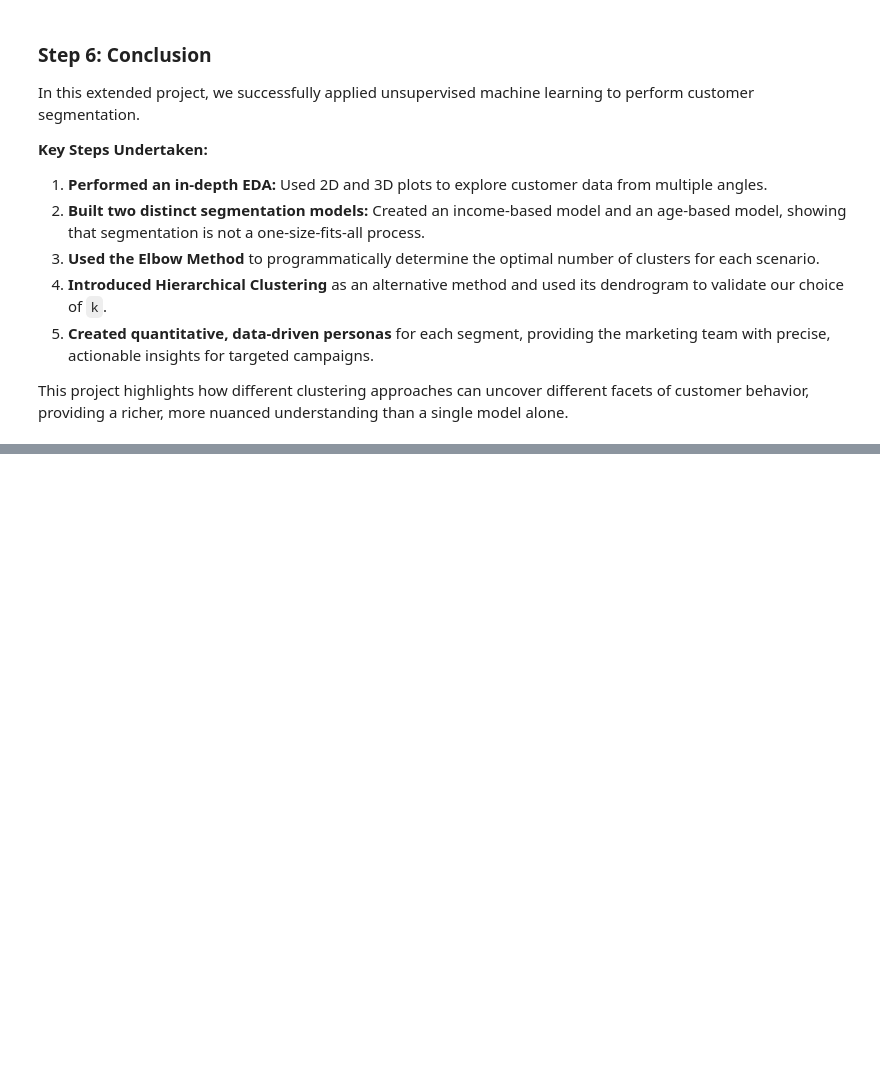
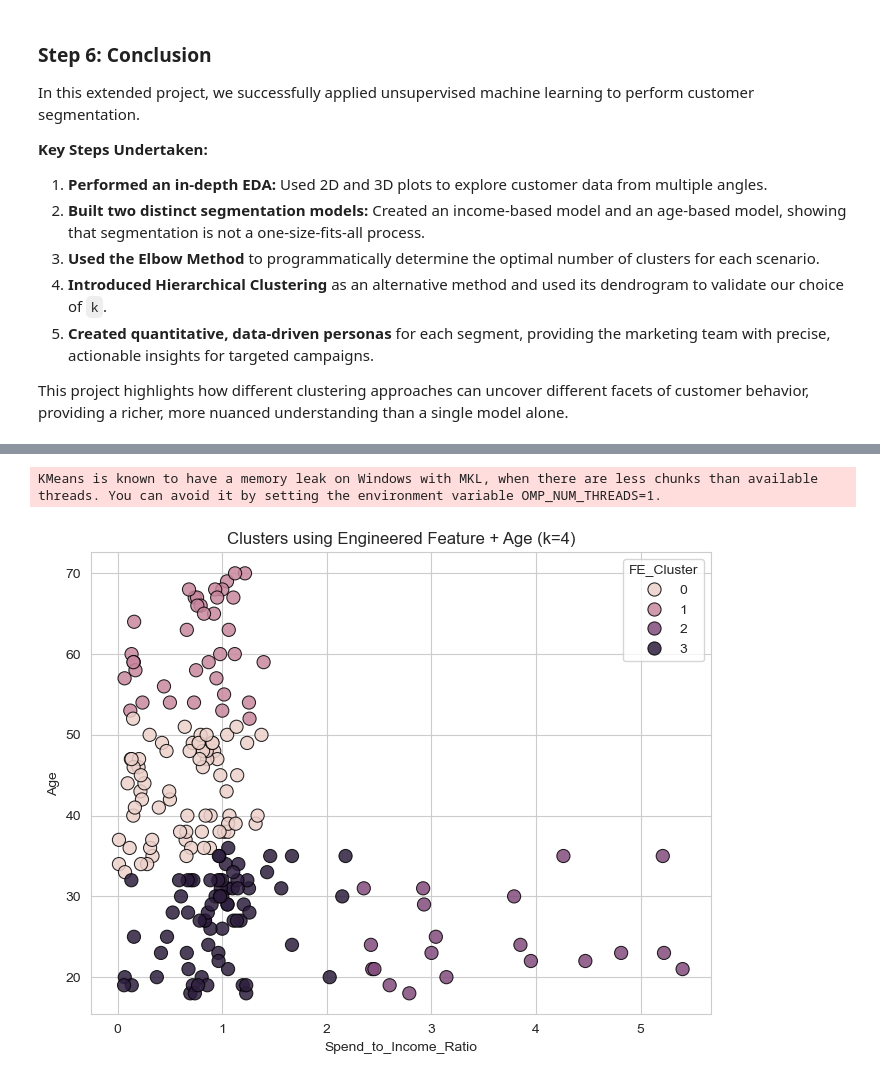
Before and after one commit to GenaroAlejandro/ai-portfolio, a Jupyter notebook: assignments/smart_segmentation_day5/notebook/smart_segmentation_day5.ipynb, the cells around one changed output, grey strips where cells are left out. Cells and saved outputs as stored; diff of their text form; code cells hidden in the pictures; blank space fills up the shorter version.

```diff
--- a/assignments/smart_segmentation_day5/notebook/smart_segmentation_day5.ipynb
+++ b/assignments/smart_segmentation_day5/notebook/smart_segmentation_day5.ipynb
@@ -358,0 +460,15 @@ Based on the project objectives and the insights gained from the initial analysi
+# %%
+# 3) k  = 4 elbow suggestion
+k_best = 4
+kmeans_fe = KMeans(n_clusters=k_best, init="k-means++", random_state=42, n_init=10)
+df["FE_Cluster"] = kmeans_fe.fit_predict(X_fe_scaled)
+# %% [output]
+KMeans is known to have a memory leak on Windows with MKL, when there are less chunks than available threads. You can avoid it by setting the environment variable OMP_NUM_THREADS=1.
+# %%
+# 4) Visualize clusters
+plt.figure(figsize=(8,6))
+sns.scatterplot(data=df, x="Spend_to_Income_Ratio", y="Age", hue="FE_Cluster", s=90, edgecolor="black", alpha=0.85)
+plt.title(f"Clusters using Engineered Feature + Age (k={k_best})")
+plt.show()
+# %% [output]
+[figure, added]
```
Also changed, not shown: parts of 9 cells of this notebook.
